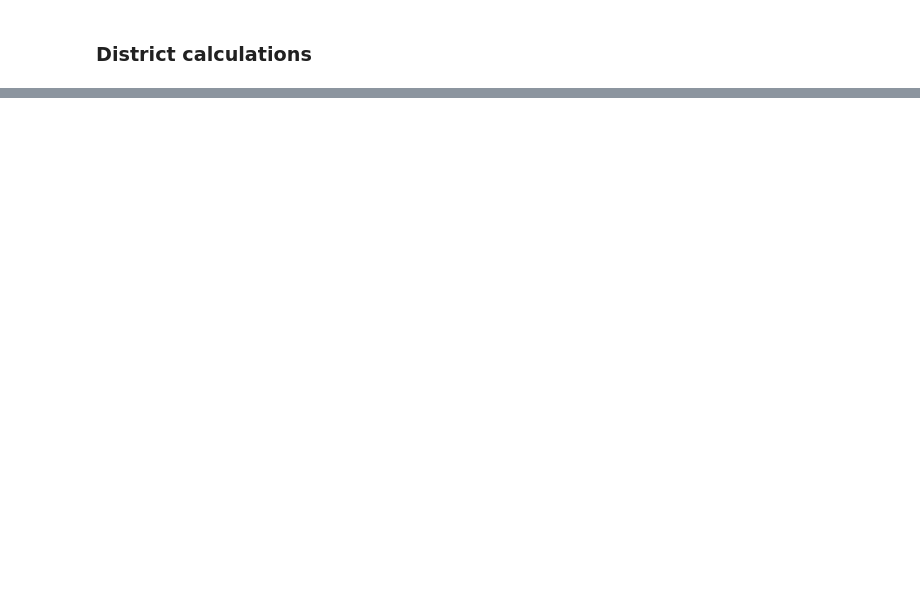
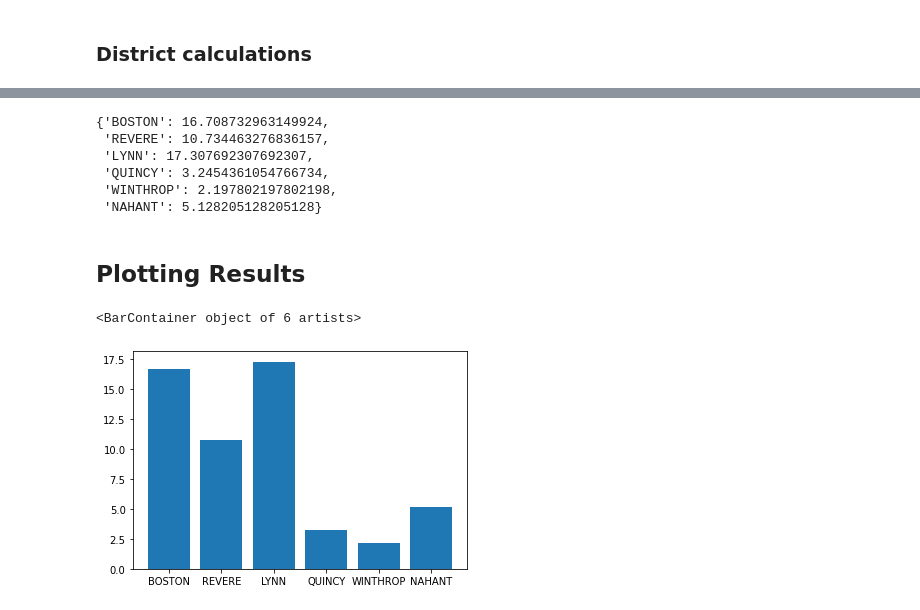
Before and after one commit to BU-Spark/CS506-Fall2020-Projects, a Jupyter notebook: transit_equity_team1/programs/Transit_Equity_FINAL.ipynb, the cells around one changed output, grey strips where cells are left out. Cells and saved outputs as stored; diff of their text form; code cells hidden in the pictures; blank space fills up the shorter version.

Commit message:
added other calculations and plotting

```diff
--- a/transit_equity_team1/programs/Transit_Equity_FINAL.ipynb
+++ b/transit_equity_team1/programs/Transit_Equity_FINAL.ipynb
@@ -758,0 +885,11 @@ UnicodeDecodeError: 'utf-8' codec can't decode byte 0xff in position 0: invalid
+# %%
+level_1_towns = get_town(level_1)
+level_1_town_df = get_counts(level_1_towns)
+level_1_town_df = level_1_town_df.rename(columns={'index':'town', 0:'level_1'})
+# %%
+all_towns_df = level_0_town_df.merge(level_1_town_df, how='outer', on='town')
+all_towns_df = all_towns_df.fillna(0)
+all_towns_df['total'] = all_towns_df.apply(lambda row: row.level_0 + row.level_1, axis=1)
+cols = ['level_0','level_1','total']
+all_towns_df[cols] = all_towns_df[cols].astype(int)
+all_towns_df
@@ -758,0 +904,35 @@ UnicodeDecodeError: 'utf-8' codec can't decode byte 0xff in position 0: invalid
+# %%
+def town_percentage(town_totals, town_low_income):
+    percent_dict = {}
+    for town in town_low_income.town:
+        low_income_stops = town_low_income.loc[town_low_income['town'] == town, 'total'].values[0] # number of low-income stops
+        all_stops = town_totals.loc[town_totals['town'] == town, 'counts'].values[0] # number of stops in total
+        percent_low_income = low_income_stops/all_stops*100 # percentage of stops that are low-income for that town
+        percent_dict[town] = percent_low_income
+    return percent_dict
+# %%
+town_percents = town_percentage(town_count_df, all_towns_df)
+town_percents
+# %% [output]
+{'BOSTON': 16.708732963149924,
+ 'REVERE': 10.734463276836157,
+ 'LYNN': 17.307692307692307,
+ 'QUINCY': 3.2454361054766734,
+ 'WINTHROP': 2.197802197802198,
+ 'NAHANT': 5.128205128205128}
+# %% [markdown]
+## Plotting Results
+# %%
+import matplotlib.pyplot as plt
+
+towns = []
+percentages = []
+for i in town_percents.keys():
+    towns.append(i)
+    percentages.append(town_percents[i])
+
+plt.bar(towns, percentages)
+plt.title('')
+# %% [output]
+<BarContainer object of 6 artists>
+[figure, added]
```
Also changed, not shown: parts of 28 cells of this notebook, 9 other files.
